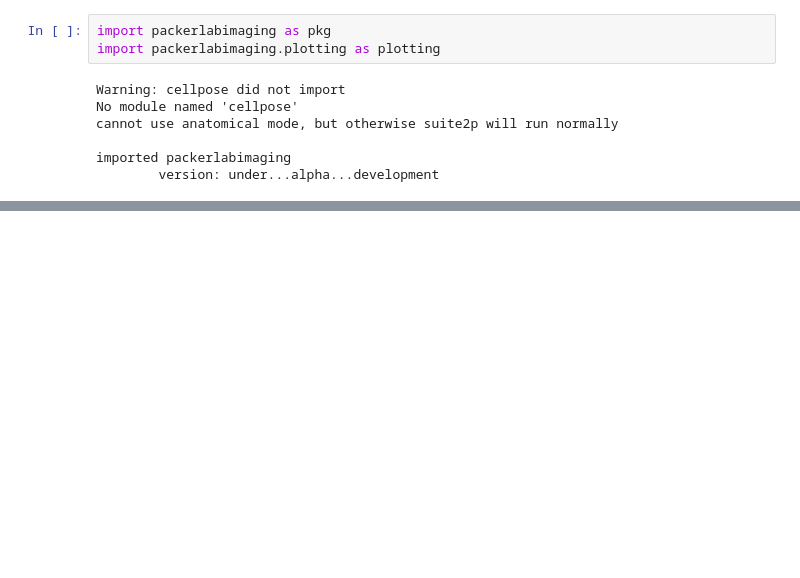
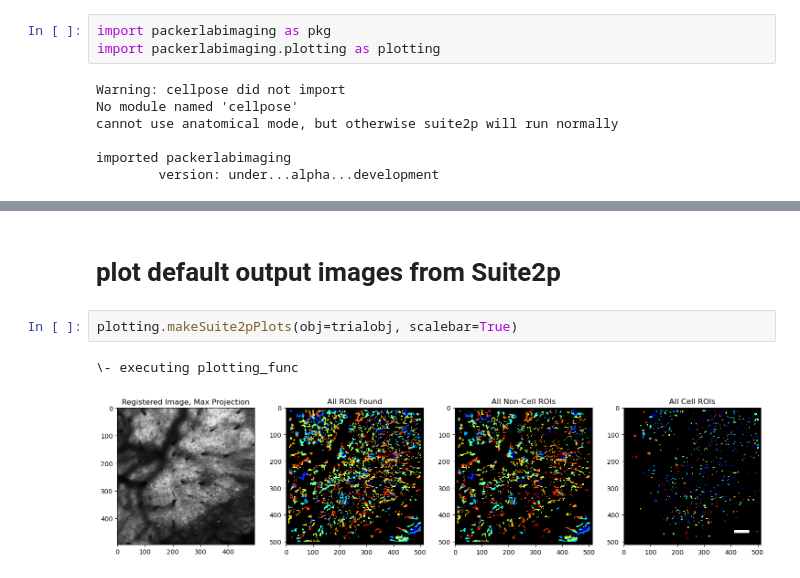
Before and after one commit to Packer-Lab/imagingplus, a Jupyter notebook: Notebooks/Tutorial 3 - Making useful plots.ipynb, the cells around one changed output, grey strips where cells are left out. Cells and saved outputs as stored; diff of their text form; blank space fills up the shorter version.

```diff
--- a/Notebooks/Tutorial 3 - Making useful plots.ipynb
+++ b/Notebooks/Tutorial 3 - Making useful plots.ipynb
@@ -47,0 +36,7 @@ TypeError: object of type 'int' has no len()
+# %% [markdown]
+# plot default output images from Suite2p
+# %%
+plotting.makeSuite2pPlots(obj=trialobj, scalebar=True)
+# %% [output]
+\- executing plotting_func
+[figure, added]
```
Also changed, not shown: parts of 10 cells of this notebook.
